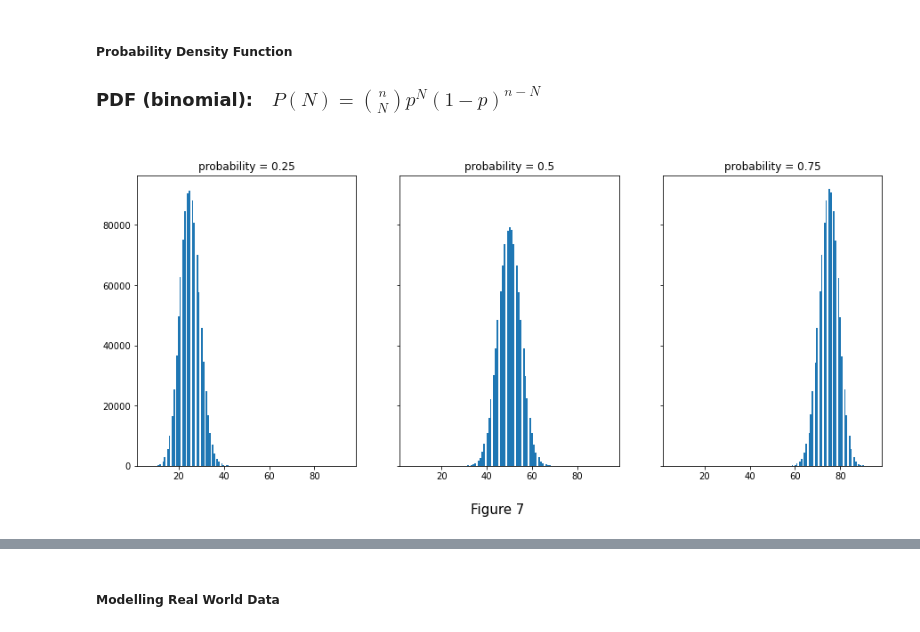
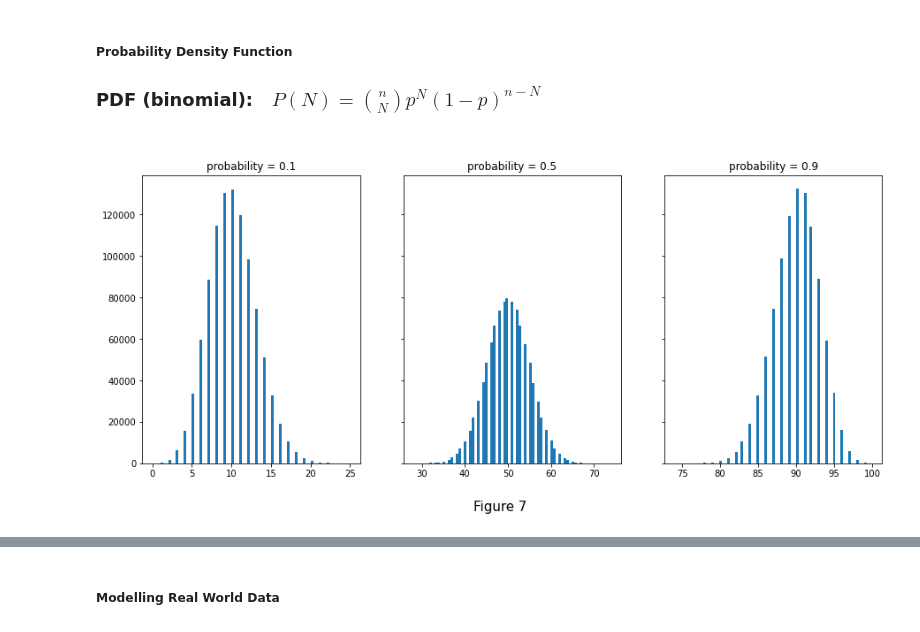
Before and after one commit to CiaranMoran27/playing_with_jupyter, a Jupyter notebook: numpy-random.ipynb, the cells around one changed output, grey strips where cells are left out. Drawn from its saved outputs; the diff is of its cells as text; code cells hidden in the pictures.

```diff
--- a/numpy-random.ipynb
+++ b/numpy-random.ipynb
@@ -543,14 +543,14 @@ This function draw random samples from a binomial  distribution. It accepts 3 pa
 # %%
 def generate_binomial_array(subplot_ref, p):
     array = rng.binomial(100, p, 1000000)
-    axs[subplot_ref].hist(array, bins = 60)
+    axs[subplot_ref].hist(array, bins = 75)
     axs[subplot_ref].title.set_text('probability = {}'.format(p))
 
-Fig, axs = plt.subplots(1, 3, sharex = True, sharey = True, figsize = (15, 6))
+Fig, axs = plt.subplots(1, 3, sharex = False, sharey = True, figsize = (15, 6))
 plt.figtext(0.5, 0.0, 'Figure 7', wrap = True, horizontalalignment = 'center', fontsize = 15)
 
-generate_binomial_array(0, 0.25)
+generate_binomial_array(0, 0.1)
 generate_binomial_array(1, 0.5)
-generate_binomial_array(2, 0.75)
+generate_binomial_array(2, 0.9)
 # %% [output]
-[figure, old version]
+[figure, new version]
```
Also changed, not shown: parts of 12 cells of this notebook.
